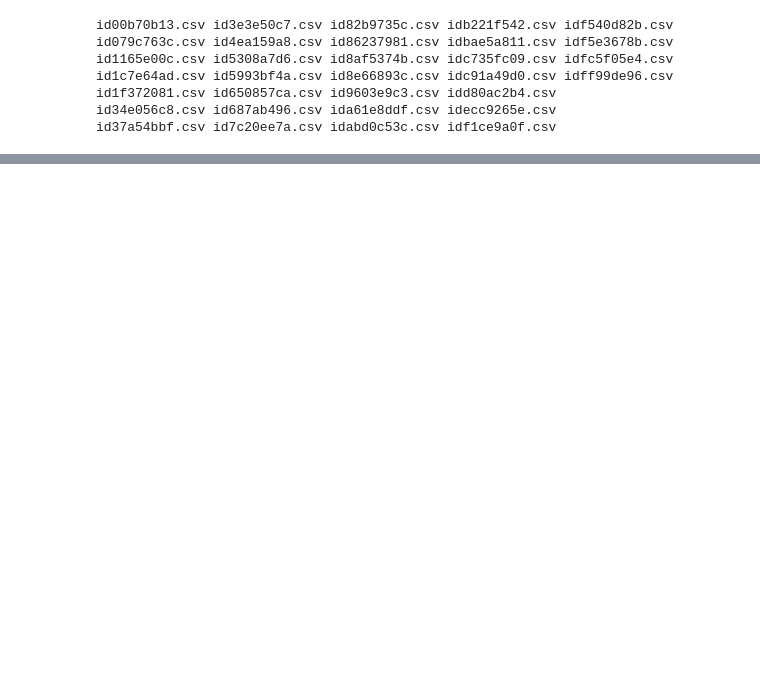
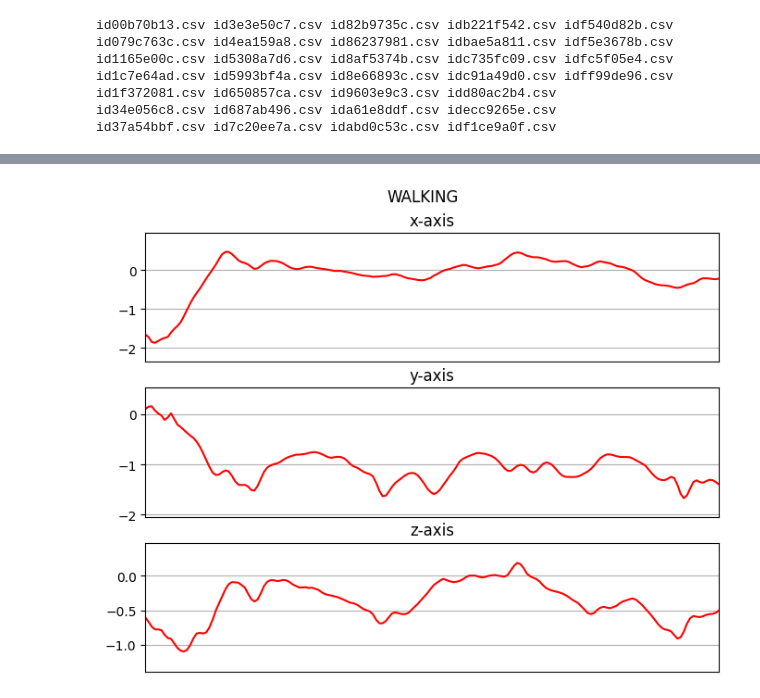
Before and after one commit to yalda-amirsoleymani/har-dataset-processing, a Jupyter notebook: data_preprocessing.ipynb, the cells around one changed output, grey strips where cells are left out. Drawn from its saved outputs; the diff is of its cells as text; code cells hidden in the pictures; blank space fills up the shorter version.

```diff
--- a/data_preprocessing.ipynb
+++ b/data_preprocessing.ipynb
@@ -36,0 +81,24 @@ id37a54bbf.csv id7c20ee7a.csv idabd0c53c.csv idf1ce9a0f.csv
+# %%
+def axis_plot(ax, x, y, title):
+    ax.plot(x, y, 'r')
+    ax.set_title(title)
+    ax.xaxis.set_visible(False)
+    ax.set_ylim([min(y) - np.std(y), max(y) + np.std(y)])
+    ax.set_xlim([min(x), max(x)])
+    ax.grid(True)
+
+for activity in dset._df['activity'].unique():
+    if activity == 99 or activity == 77 or activity ==4:
+        continue
+    limit = dset._df[dset._df['activity'] == activity][:180]
+    fig, (ax0, ax1, ax2) = plt.subplots(nrows=3, sharex=True)
+    axis_plot(ax0, limit['timestamp'], limit['lw_x'], 'x-axis')
+    axis_plot(ax1, limit['timestamp'], limit['lw_y'], 'y-axis')
+    axis_plot(ax2, limit['timestamp'], limit['lw_z'], 'z-axis')
+    plt.subplots_adjust(hspace=0.2)
+    fig.suptitle(ActivityType(activity).name)
+    plt.subplots_adjust(top=0.9)
+    plt.show()
+    break
+# %% [output]
+[figure, added]
```
Also changed, not shown: parts of 34 cells of this notebook.
